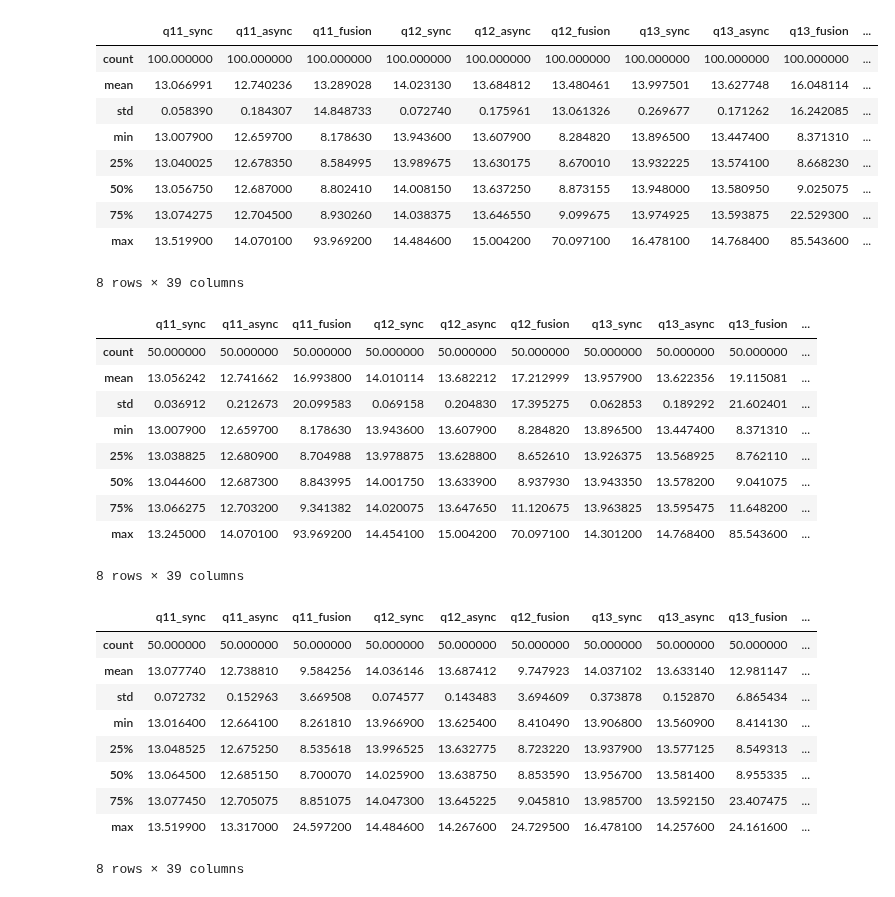
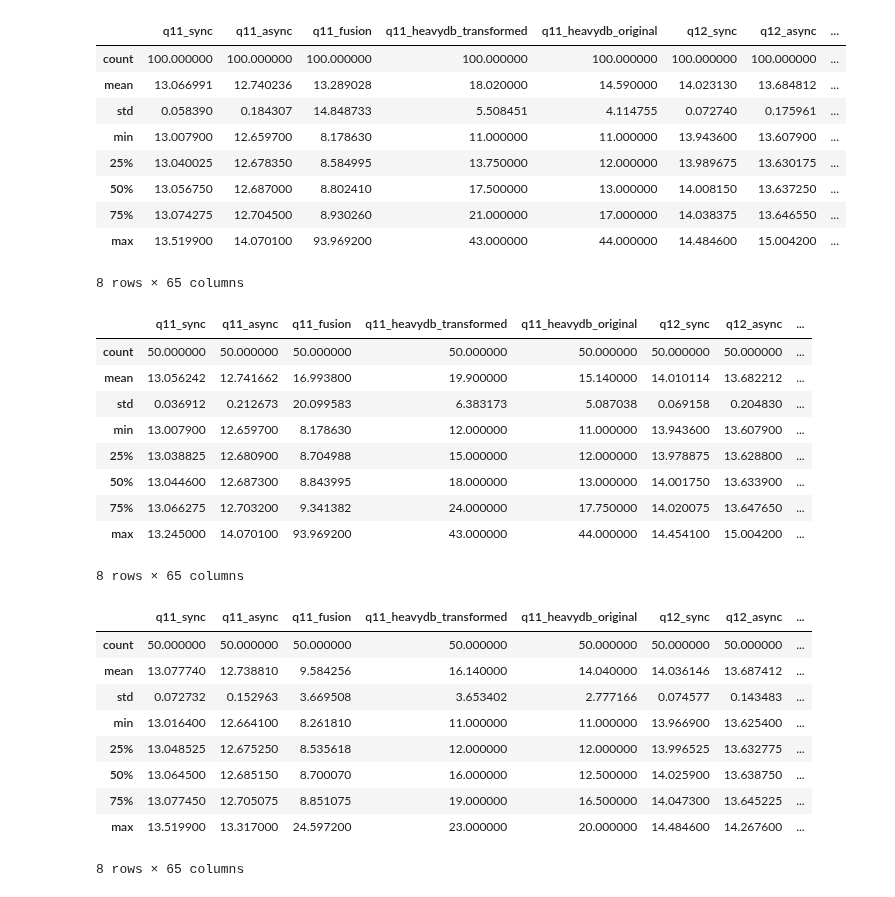
Before and after one commit to Maestro-Zacht/sycldb-calcite-executor, a Jupyter notebook: performances/perf.ipynb, the cells around one changed output. Saved outputs shown, nothing was run; the diff lists cells and outputs as text; code cells hidden in the pictures.

```diff
--- a/performances/perf.ipynb
+++ b/performances/perf.ipynb
@@ -5,51 +5,55 @@ queries = ('q11', 'q12', 'q13', 'q21', 'q22', 'q23', 'q31', 'q32', 'q33', 'q34',
 # %%
 results = pd.DataFrame()
 for q in queries:
     data_sync = pd.read_csv(f'{q}-performance-sync.log', header=None, names=['execution_time_ms'])
     data_async = pd.read_csv(f'{q}-performance.log', header=None, names=['execution_time_ms'])
     data_fusion = pd.read_csv(f'{q}-performance-fusion.log', header=None, names=['execution_time_ms'])
+    data_heavydb_transformed = pd.read_csv(f'heavydb_perf/transformed/{q}.txt', header=None, names=['execution_time_ms'])
+    data_heavydb_original = pd.read_csv(f'heavydb_perf/original/{q}.txt', header=None, names=['execution_time_ms'])
     results[f'{q}_sync'] = data_sync['execution_time_ms']
     results[f'{q}_async'] = data_async['execution_time_ms']
     results[f'{q}_fusion'] = data_fusion['execution_time_ms']
+    results[f'{q}_heavydb_transformed'] = data_heavydb_transformed['execution_time_ms']
+    results[f'{q}_heavydb_original'] = data_heavydb_original['execution_time_ms']
 
 results.describe()
 # %% [output]
-|  | q11_sync | q11_async | q11_fusion | q12_sync | q12_async | q12_fusion | q13_sync | q13_async | q13_fusion | ... |
-| count | 100.000000 | 100.000000 | 100.000000 | 100.000000 | 100.000000 | 100.000000 | 100.000000 | 100.000000 | 100.000000 | ... |
-| mean | 13.066991 | 12.740236 | 13.289028 | 14.023130 | 13.684812 | 13.480461 | 13.997501 | 13.627748 | 16.048114 | ... |
-| std | 0.058390 | 0.184307 | 14.848733 | 0.072740 | 0.175961 | 13.061326 | 0.269677 | 0.171262 | 16.242085 | ... |
-| min | 13.007900 | 12.659700 | 8.178630 | 13.943600 | 13.607900 | 8.284820 | 13.896500 | 13.447400 | 8.371310 | ... |
-| 25% | 13.040025 | 12.678350 | 8.584995 | 13.989675 | 13.630175 | 8.670010 | 13.932225 | 13.574100 | 8.668230 | ... |
-| 50% | 13.056750 | 12.687000 | 8.802410 | 14.008150 | 13.637250 | 8.873155 | 13.948000 | 13.580950 | 9.025075 | ... |
-| 75% | 13.074275 | 12.704500 | 8.930260 | 14.038375 | 13.646550 | 9.099675 | 13.974925 | 13.593875 | 22.529300 | ... |
-| max | 13.519900 | 14.070100 | 93.969200 | 14.484600 | 15.004200 | 70.097100 | 16.478100 | 14.768400 | 85.543600 | ... |
+|  | q11_sync | q11_async | q11_fusion | q11_heavydb_transformed | q11_heavydb_original | q12_sync | q12_async | ... |
+| count | 100.000000 | 100.000000 | 100.000000 | 100.000000 | 100.000000 | 100.000000 | 100.000000 | ... |
+| mean | 13.066991 | 12.740236 | 13.289028 | 18.020000 | 14.590000 | 14.023130 | 13.684812 | ... |
+| std | 0.058390 | 0.184307 | 14.848733 | 5.508451 | 4.114755 | 0.072740 | 0.175961 | ... |
+| min | 13.007900 | 12.659700 | 8.178630 | 11.000000 | 11.000000 | 13.943600 | 13.607900 | ... |
+| 25% | 13.040025 | 12.678350 | 8.584995 | 13.750000 | 12.000000 | 13.989675 | 13.630175 | ... |
+| 50% | 13.056750 | 12.687000 | 8.802410 | 17.500000 | 13.000000 | 14.008150 | 13.637250 | ... |
+| 75% | 13.074275 | 12.704500 | 8.930260 | 21.000000 | 17.000000 | 14.038375 | 13.646550 | ... |
+| max | 13.519900 | 14.070100 | 93.969200 | 43.000000 | 44.000000 | 14.484600 | 15.004200 | ... |
-8 rows × 39 columns
+8 rows × 65 columns
 # %%
 results.head(50).describe()
 # %% [output]
-|  | q11_sync | q11_async | q11_fusion | q12_sync | q12_async | q12_fusion | q13_sync | q13_async | q13_fusion | ... |
-| count | 50.000000 | 50.000000 | 50.000000 | 50.000000 | 50.000000 | 50.000000 | 50.000000 | 50.000000 | 50.000000 | ... |
-| mean | 13.056242 | 12.741662 | 16.993800 | 14.010114 | 13.682212 | 17.212999 | 13.957900 | 13.622356 | 19.115081 | ... |
-| std | 0.036912 | 0.212673 | 20.099583 | 0.069158 | 0.204830 | 17.395275 | 0.062853 | 0.189292 | 21.602401 | ... |
-| min | 13.007900 | 12.659700 | 8.178630 | 13.943600 | 13.607900 | 8.284820 | 13.896500 | 13.447400 | 8.371310 | ... |
-| 25% | 13.038825 | 12.680900 | 8.704988 | 13.978875 | 13.628800 | 8.652610 | 13.926375 | 13.568925 | 8.762110 | ... |
-| 50% | 13.044600 | 12.687300 | 8.843995 | 14.001750 | 13.633900 | 8.937930 | 13.943350 | 13.578200 | 9.041075 | ... |
-| 75% | 13.066275 | 12.703200 | 9.341382 | 14.020075 | 13.647650 | 11.120675 | 13.963825 | 13.595475 | 11.648200 | ... |
-| max | 13.245000 | 14.070100 | 93.969200 | 14.454100 | 15.004200 | 70.097100 | 14.301200 | 14.768400 | 85.543600 | ... |
+|  | q11_sync | q11_async | q11_fusion | q11_heavydb_transformed | q11_heavydb_original | q12_sync | q12_async | ... |
+| count | 50.000000 | 50.000000 | 50.000000 | 50.000000 | 50.000000 | 50.000000 | 50.000000 | ... |
+| mean | 13.056242 | 12.741662 | 16.993800 | 19.900000 | 15.140000 | 14.010114 | 13.682212 | ... |
+| std | 0.036912 | 0.212673 | 20.099583 | 6.383173 | 5.087038 | 0.069158 | 0.204830 | ... |
+| min | 13.007900 | 12.659700 | 8.178630 | 12.000000 | 11.000000 | 13.943600 | 13.607900 | ... |
+| 25% | 13.038825 | 12.680900 | 8.704988 | 15.000000 | 12.000000 | 13.978875 | 13.628800 | ... |
+| 50% | 13.044600 | 12.687300 | 8.843995 | 18.000000 | 13.000000 | 14.001750 | 13.633900 | ... |
+| 75% | 13.066275 | 12.703200 | 9.341382 | 24.000000 | 17.750000 | 14.020075 | 13.647650 | ... |
+| max | 13.245000 | 14.070100 | 93.969200 | 43.000000 | 44.000000 | 14.454100 | 15.004200 | ... |
-8 rows × 39 columns
+8 rows × 65 columns
 # %%
 results[50:].describe()
 # %% [output]
-|  | q11_sync | q11_async | q11_fusion | q12_sync | q12_async | q12_fusion | q13_sync | q13_async | q13_fusion | ... |
-| count | 50.000000 | 50.000000 | 50.000000 | 50.000000 | 50.000000 | 50.000000 | 50.000000 | 50.000000 | 50.000000 | ... |
-| mean | 13.077740 | 12.738810 | 9.584256 | 14.036146 | 13.687412 | 9.747923 | 14.037102 | 13.633140 | 12.981147 | ... |
-| std | 0.072732 | 0.152963 | 3.669508 | 0.074577 | 0.143483 | 3.694609 | 0.373878 | 0.152870 | 6.865434 | ... |
-| min | 13.016400 | 12.664100 | 8.261810 | 13.966900 | 13.625400 | 8.410490 | 13.906800 | 13.560900 | 8.414130 | ... |
-| 25% | 13.048525 | 12.675250 | 8.535618 | 13.996525 | 13.632775 | 8.723220 | 13.937900 | 13.577125 | 8.549313 | ... |
-| 50% | 13.064500 | 12.685150 | 8.700070 | 14.025900 | 13.638750 | 8.853590 | 13.956700 | 13.581400 | 8.955335 | ... |
-| 75% | 13.077450 | 12.705075 | 8.851075 | 14.047300 | 13.645225 | 9.045810 | 13.985700 | 13.592150 | 23.407475 | ... |
-| max | 13.519900 | 13.317000 | 24.597200 | 14.484600 | 14.267600 | 24.729500 | 16.478100 | 14.257600 | 24.161600 | ... |
+|  | q11_sync | q11_async | q11_fusion | q11_heavydb_transformed | q11_heavydb_original | q12_sync | q12_async | ... |
+| count | 50.000000 | 50.000000 | 50.000000 | 50.000000 | 50.000000 | 50.000000 | 50.000000 | ... |
+| mean | 13.077740 | 12.738810 | 9.584256 | 16.140000 | 14.040000 | 14.036146 | 13.687412 | ... |
+| std | 0.072732 | 0.152963 | 3.669508 | 3.653402 | 2.777166 | 0.074577 | 0.143483 | ... |
+| min | 13.016400 | 12.664100 | 8.261810 | 11.000000 | 11.000000 | 13.966900 | 13.625400 | ... |
+| 25% | 13.048525 | 12.675250 | 8.535618 | 12.000000 | 12.000000 | 13.996525 | 13.632775 | ... |
+| 50% | 13.064500 | 12.685150 | 8.700070 | 16.000000 | 12.500000 | 14.025900 | 13.638750 | ... |
+| 75% | 13.077450 | 12.705075 | 8.851075 | 19.000000 | 16.500000 | 14.047300 | 13.645225 | ... |
+| max | 13.519900 | 13.317000 | 24.597200 | 23.000000 | 20.000000 | 14.484600 | 14.267600 | ... |
-8 rows × 39 columns
+8 rows × 65 columns
 # %%
 comparison = []
 
```
Also changed, not shown: parts of 1 cell of this notebook, 26 other files.
